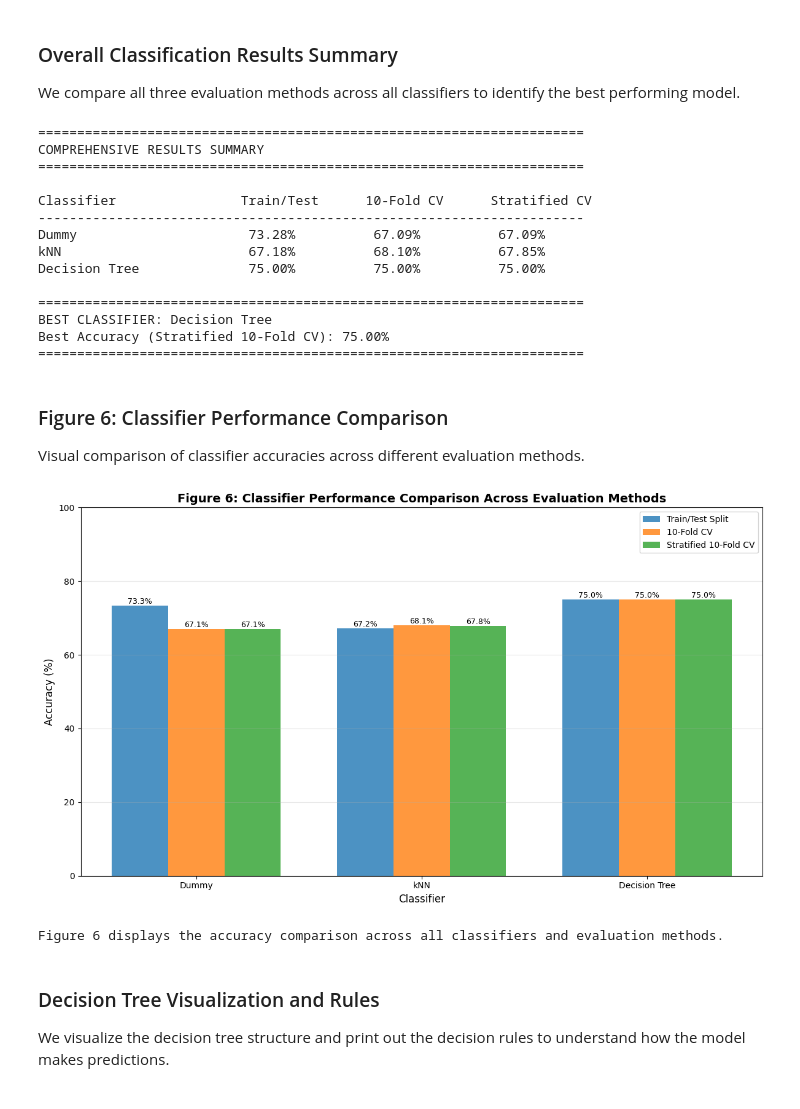
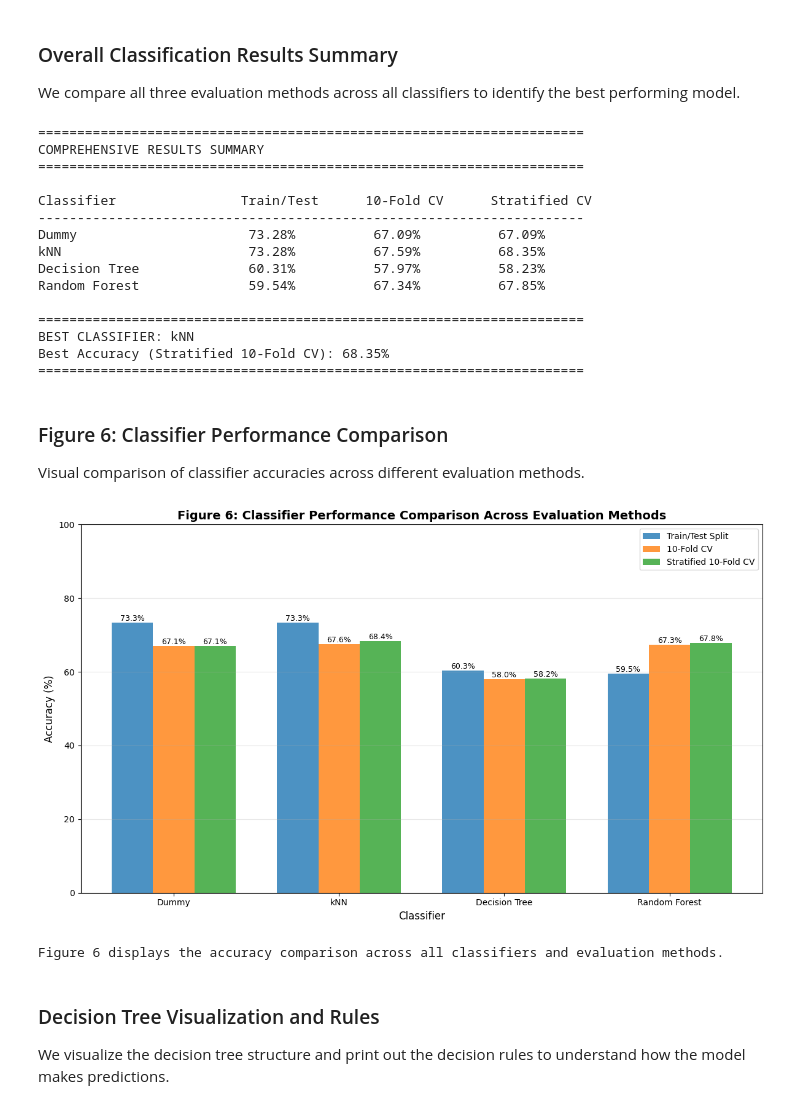
Before and after one commit to askillestad3/cpsc322-final-project, a Jupyter notebook: final.ipynb, the cells around one changed output. Drawn from its saved outputs; the diff is of its cells as text; code cells hidden in the pictures.

Commit message:
Finished modifying code to include new classifier modifications, namely working decision tree and new random forest

```diff
--- a/final.ipynb
+++ b/final.ipynb
@@ -909,7 +955,7 @@ print("="*70)
 print(f"\n{'Classifier':<25} {'Train/Test':<15} {'10-Fold CV':<15} {'Stratified CV':<15}")
 print("-" * 70)
 
-for classifier_name in ["Dummy", "kNN", "Decision Tree"]:
+for classifier_name in ["Dummy", "kNN", "Decision Tree", "Random Forest"]:
     results = all_results[classifier_name]
     print(f"{classifier_name:<25} {results['train_test']*100:>6.2f}%         {results['kfold']*100:>6.2f}%         {results['stratified']*100:>6.2f}%")
 
@@ -927,19 +973,20 @@ COMPREHENSIVE RESULTS SUMMARY
 Classifier                Train/Test      10-Fold CV      Stratified CV
 ----------------------------------------------------------------------
 Dummy                      73.28%          67.09%          67.09%
-kNN                        67.18%          68.10%          67.85%
-Decision Tree              75.00%          75.00%          75.00%
+kNN                        73.28%          67.59%          68.35%
+Decision Tree              60.31%          57.97%          58.23%
+Random Forest              59.54%          67.34%          67.85%
 
 ======================================================================
-BEST CLASSIFIER: Decision Tree
-Best Accuracy (Stratified 10-Fold CV): 75.00%
+BEST CLASSIFIER: kNN
+Best Accuracy (Stratified 10-Fold CV): 68.35%
 ======================================================================
 # %% [markdown]
 ### Figure 6: Classifier Performance Comparison
 Visual comparison of classifier accuracies across different evaluation methods.
 # %%
 # Create bar chart comparing all methods
-classifiers = ["Dummy", "kNN", "Decision Tree"]
+classifiers = ["Dummy", "kNN", "Decision Tree", "Random Forest"]
 train_test_accs = [all_results[c]["train_test"]*100 for c in classifiers]
 kfold_accs = [all_results[c]["kfold"]*100 for c in classifiers]
 stratified_accs = [all_results[c]["stratified"]*100 for c in classifiers]
@@ -947,35 +994,35 @@ stratified_accs = [all_results[c]["stratified"]*100 for c in classifiers]
 x = np.arange(len(classifiers))
 width = 0.25
 
 fig, ax = plt.subplots(figsize=(12, 7))
 bars1 = ax.bar(x - width, train_test_accs, width, label='Train/Test Split', alpha=0.8)
 bars2 = ax.bar(x, kfold_accs, width, label='10-Fold CV', alpha=0.8)
 bars3 = ax.bar(x + width, stratified_accs, width, label='Stratified 10-Fold CV', alpha=0.8)
 
 ax.set_xlabel('Classifier', fontsize=12)
 ax.set_ylabel('Accuracy (%)', fontsize=12)
 ax.set_title('Figure 6: Classifier Performance Comparison Across Evaluation Methods', fontsize=14, fontweight='bold')
 ax.set_xticks(x)
 ax.set_xticklabels(classifiers)
 ax.legend()
 ax.grid(axis='y', alpha=0.3)
-ax.set_ylim([0, 100])
+ax.set_ylim((0, 100))
 
 # Add value labels on bars
 for bars in [bars1, bars2, bars3]:
     for bar in bars:
         height = bar.get_height()
         ax.text(bar.get_x() + bar.get_width()/2., height,
                 f'{height:.1f}%',
                 ha='center', va='bottom', fontsize=9)
 
 plt.tight_layout()
 plt.savefig('output/classifier_comparison.png', dpi=300, bbox_inches='tight')
 plt.show()
 
 print("Figure 6 displays the accuracy comparison across all classifiers and evaluation methods.")
 # %% [output]
-[figure, old version]
+[figure, new version]
 Figure 6 displays the accuracy comparison across all classifiers and evaluation methods.
 # %% [markdown]
 ### Decision Tree Visualization and Rules
```
Also changed, not shown: parts of 4 cells of this notebook, 4 other files.
